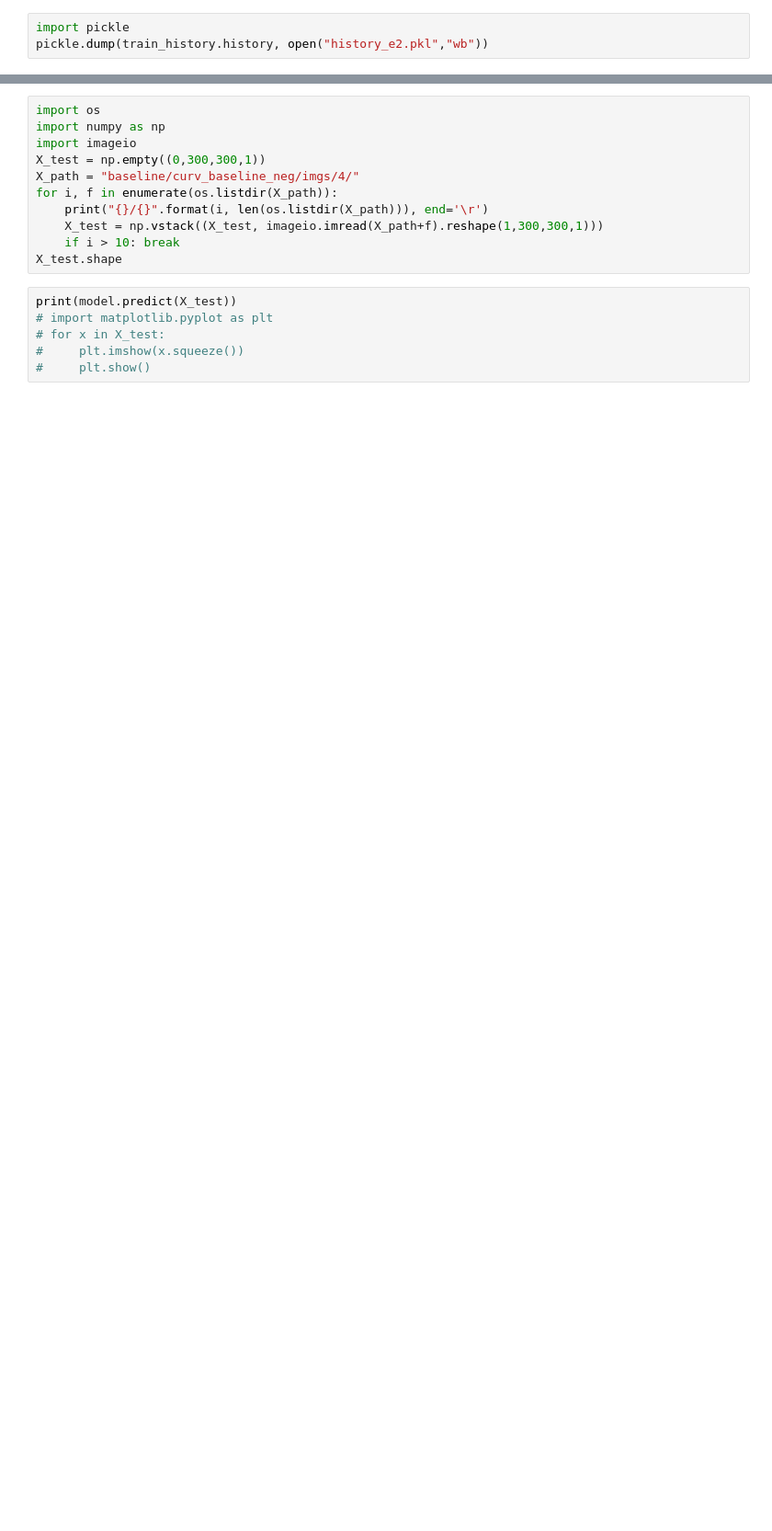
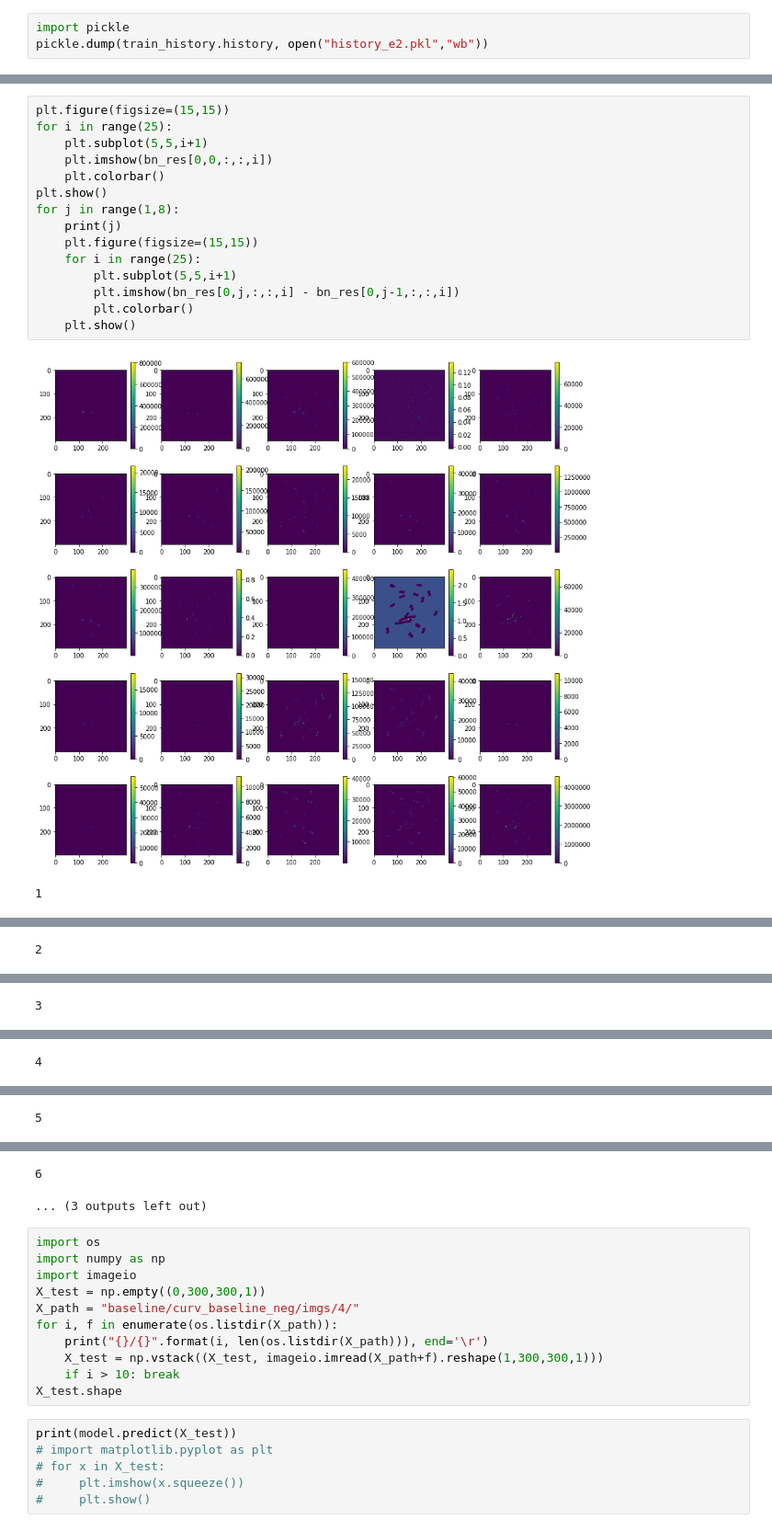
Before and after one commit to green-codes/hGRU-keras, a Jupyter notebook: experiments.ipynb, the cells around one changed output, grey strips where cells are left out. Shown at 92% size. Saved outputs shown, nothing was run; the diff lists cells and outputs as text; blank space fills up the shorter version.

```diff
--- a/experiments.ipynb
+++ b/experiments.ipynb
@@ -44,0 +124,18 @@ pickle.dump(train_history.history, open("history_e2.pkl","wb"))
+# %%
+plt.figure(figsize=(15,15))
+for i in range(25):
+    plt.subplot(5,5,i+1)
+    plt.imshow(bn_res[0,0,:,:,i])
+    plt.colorbar()
+plt.show()
+for j in range(1,8):
+    print(j)
+    plt.figure(figsize=(15,15))
+    for i in range(25):
+        plt.subplot(5,5,i+1)
+        plt.imshow(bn_res[0,j,:,:,i] - bn_res[0,j-1,:,:,i])
+        plt.colorbar()
+    plt.show()
+# %% [output]
+[figure, added]
+1
@@ -44,0 +143 @@ pickle.dump(train_history.history, open("history_e2.pkl","wb"))
+2
@@ -44,0 +145 @@ pickle.dump(train_history.history, open("history_e2.pkl","wb"))
+3
@@ -44,0 +147 @@ pickle.dump(train_history.history, open("history_e2.pkl","wb"))
+4
@@ -44,0 +149 @@ pickle.dump(train_history.history, open("history_e2.pkl","wb"))
+5
@@ -45,3 +151,5 @@ pickle.dump(train_history.history, open("history_e2.pkl","wb"))
+6
+... (3 outputs left out)
 # %%
 import os
 import numpy as np
```
Also changed, not shown: parts of 18 cells of this notebook, 3 other files.
